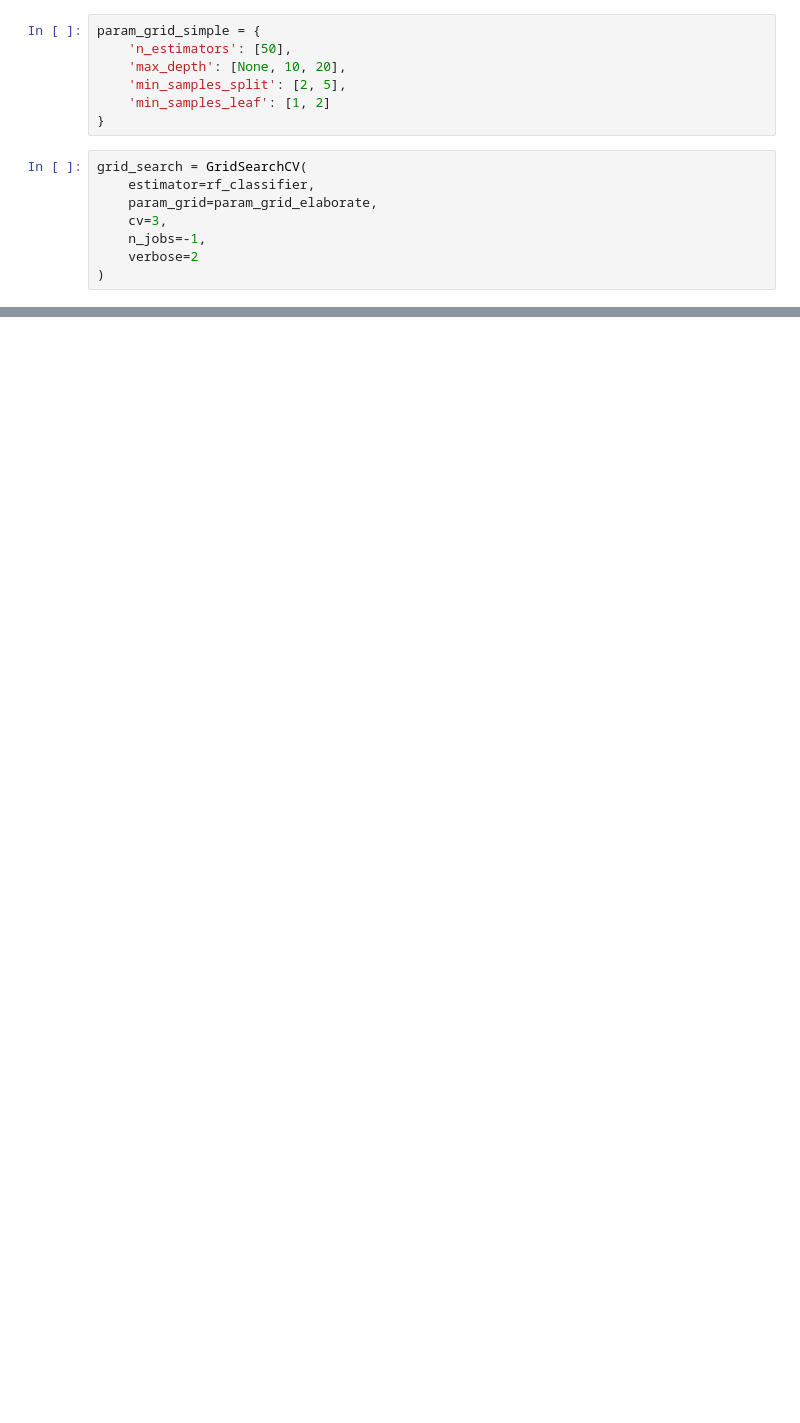
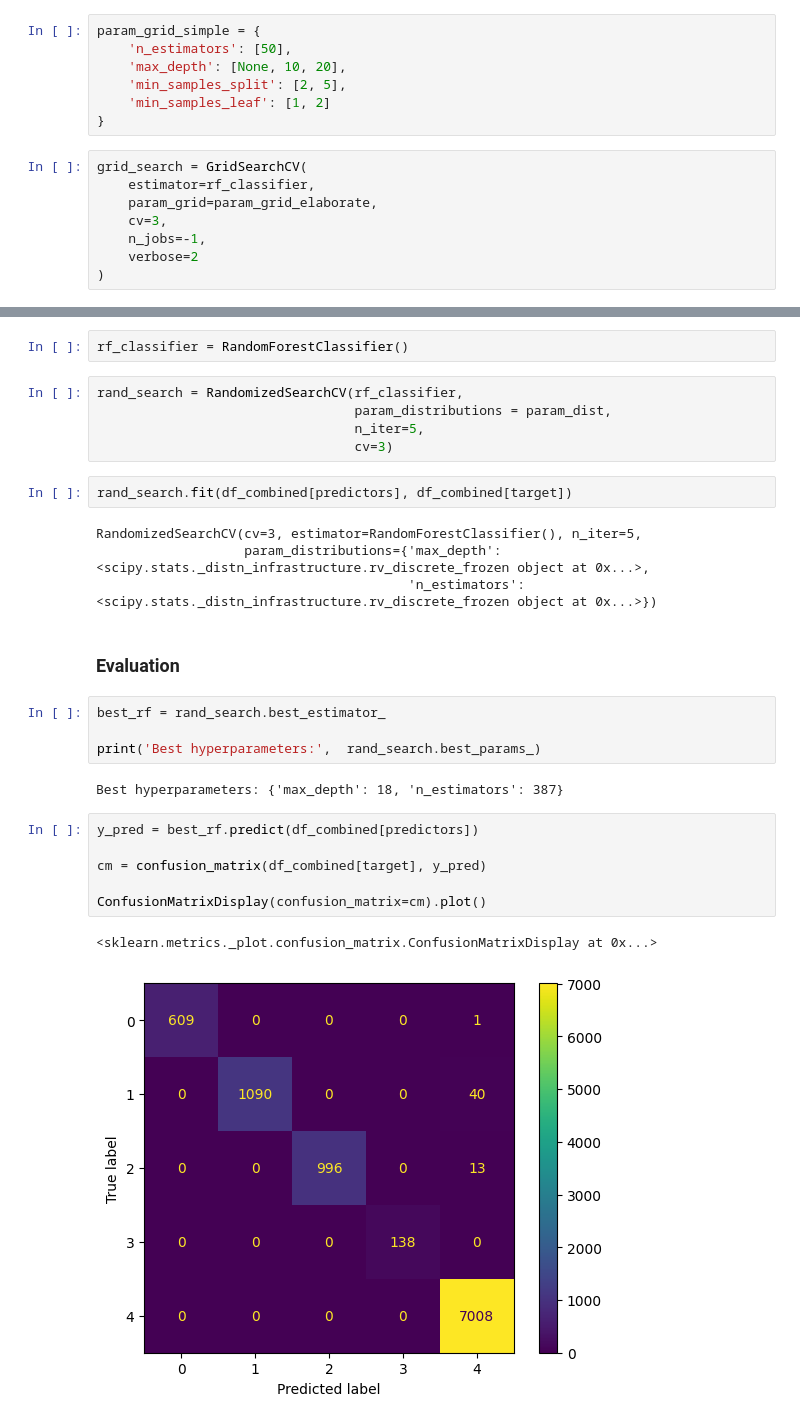
Before and after one commit to noelkronenberg/hub-visa, a Jupyter notebook: 01_random-forest/random-forest.ipynb, the cells around one changed output, grey strips where cells are left out. Saved outputs shown, nothing was run; the diff lists cells and outputs as text; blank space fills up the shorter version.

Commit message:
added random search, improved structure

```diff
--- a/01_random-forest/random-forest.ipynb
+++ b/01_random-forest/random-forest.ipynb
@@ -119,0 +104,30 @@ Mean cross-validation score: 0.7666498231430016
+# %%
+rf_classifier = RandomForestClassifier()
+# %%
+rand_search = RandomizedSearchCV(rf_classifier,
+                                 param_distributions = param_dist,
+                                 n_iter=5,
+                                 cv=3)
+# %%
+rand_search.fit(df_combined[predictors], df_combined[target])
+# %% [output]
+RandomizedSearchCV(cv=3, estimator=RandomForestClassifier(), n_iter=5,
+                   param_distributions={'max_depth': <scipy.stats._distn_infrastructure.rv_discrete_frozen object at 0x...>,
+                                        'n_estimators': <scipy.stats._distn_infrastructure.rv_discrete_frozen object at 0x...>})
+# %% [markdown]
+### Evaluation
+# %%
+best_rf = rand_search.best_estimator_
+
+print('Best hyperparameters:',  rand_search.best_params_)
+# %% [output]
+Best hyperparameters: {'max_depth': 18, 'n_estimators': 387}
+# %%
+y_pred = best_rf.predict(df_combined[predictors])
+
+cm = confusion_matrix(df_combined[target], y_pred)
+
+ConfusionMatrixDisplay(confusion_matrix=cm).plot()
+# %% [output]
+<sklearn.metrics._plot.confusion_matrix.ConfusionMatrixDisplay at 0x...>
+[figure, added]
```
Also changed, not shown: parts of 15 cells of this notebook.
